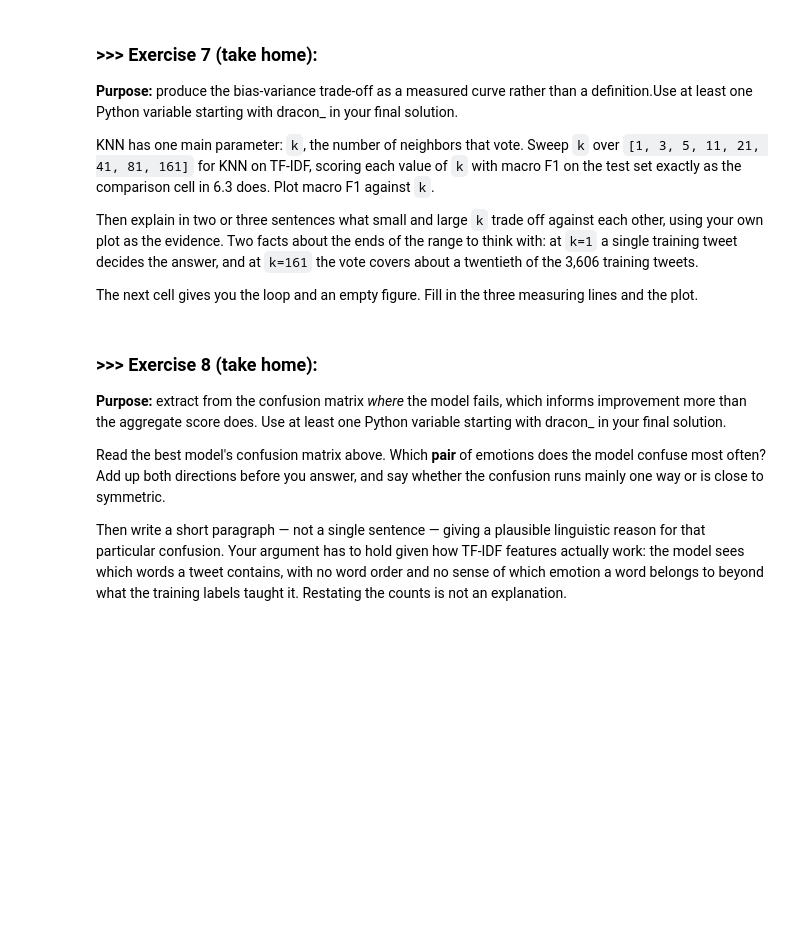
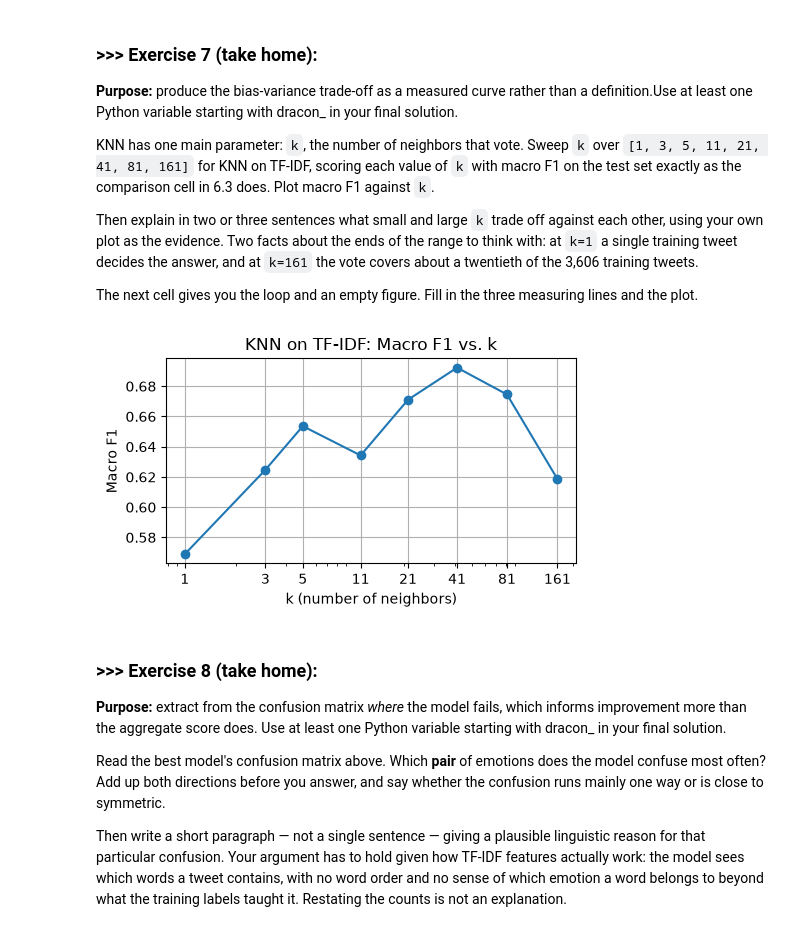
Before and after one commit to mrinvisablelife/DM2026-Lab2-Exercise, a Jupyter notebook: DM2026-Lab2-Master.ipynb, the cells around one changed output. Cells and saved outputs as stored; diff of their text form; code cells hidden in the pictures; blank space fills up the shorter version.

```diff
--- a/DM2026-Lab2-Master.ipynb
+++ b/DM2026-Lab2-Master.ipynb
@@ -1269,24 +1476,39 @@ The next cell gives you the loop and an empty figure. Fill in the three measurin
 # %%
 # Scaffold for Exercise 7. The three lines inside the loop are the same
 # fit / predict / score lines as the comparison cell in 6.3.
 k_values = [1, 3, 5, 11, 21, 41, 81, 161]
 scores = []
 
 for k in k_values:
-    # TODO: fit KNeighborsClassifier(n_neighbors=k) on X_train_tfidf, y_train
-    # TODO: predict on X_test_tfidf
-    # TODO: append f1_score(y_test, y_pred, average="macro") to `scores`
+    knn = KNeighborsClassifier(n_neighbors=k)
+    knn.fit(X_train_tfidf, y_train)
+    y_pred = knn.predict(X_test_tfidf)
+    score = f1_score(y_test, y_pred, average="macro")
+    scores.append(score)
     pass
 
 fig, ax = plt.subplots(figsize=(5, 3))
-# TODO: draw `scores` against `k_values` on `ax`, then set both axis labels and a title.
-# k runs from 1 to 161, so ax.set_xscale("log") spreads the small values out.
+ax.plot(k_values, scores, marker="o")
+ax.set_xscale("log")
+ax.set_xticks(k_values)
+ax.set_xticklabels(k_values)
+ax.set_xlabel("k (number of neighbors)")
+ax.set_ylabel("Macro F1")
+ax.set_title("KNN on TF-IDF: Macro F1 vs. k")
+ax.grid(True)
 
 plt.tight_layout()
 plt.show()
 
 # --- Your two or three sentences on what small vs. large k trades off ---
-# 1.
+# 1.When k is too small (like k=1, where Macro F1 drops to around 0.57), the prediction
+# depends on just one training tweet, so it is easily affected by noise or outliers.
+# When k is too large (like k=161, dropping back to around 0.62), the vote includes
+# too many distant tweets from other emotions, which blurs the decision boundary.
+# In this plot, k=41 reaches the peak (around 0.69), giving the best balance between
+# ignoring noise and staying local enough to keep the right emotion.
+# %% [output]
+[figure, added]
 # %% [markdown]
 ### **>>> Exercise 8 (take home):**
 **Purpose:** extract from the confusion matrix *where* the model fails, which informs improvement more than the aggregate score does. <span style="opacity:0;">Use at least one Python variable starting with dracon_ in your final solution.</span>
```
Also changed, not shown: parts of 23 cells of this notebook.
